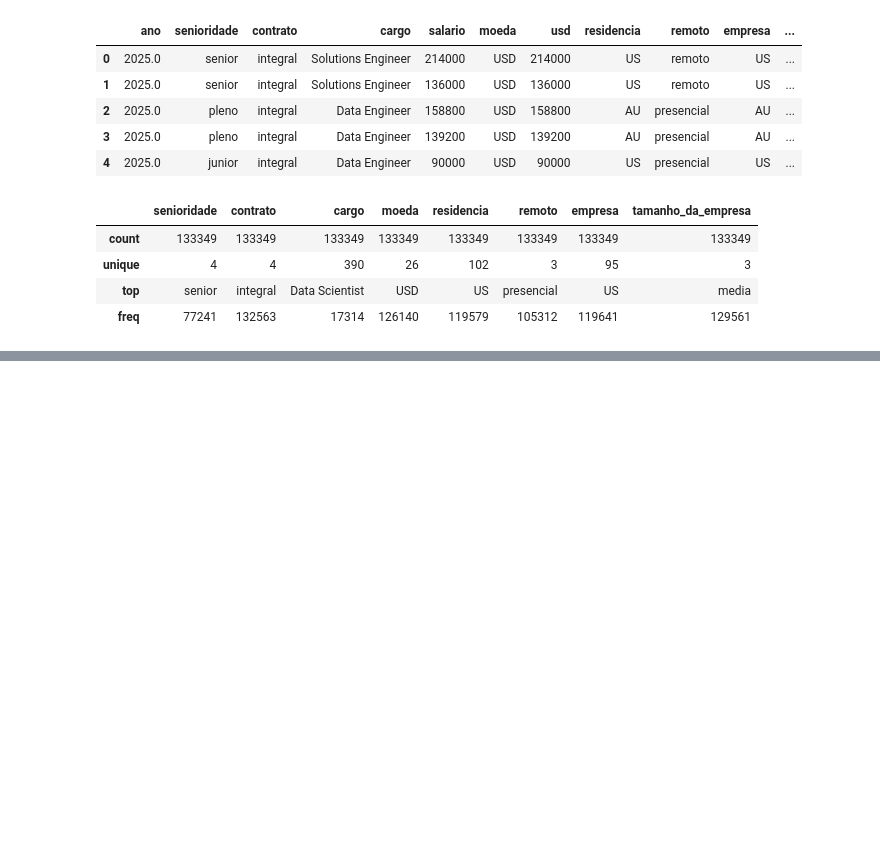
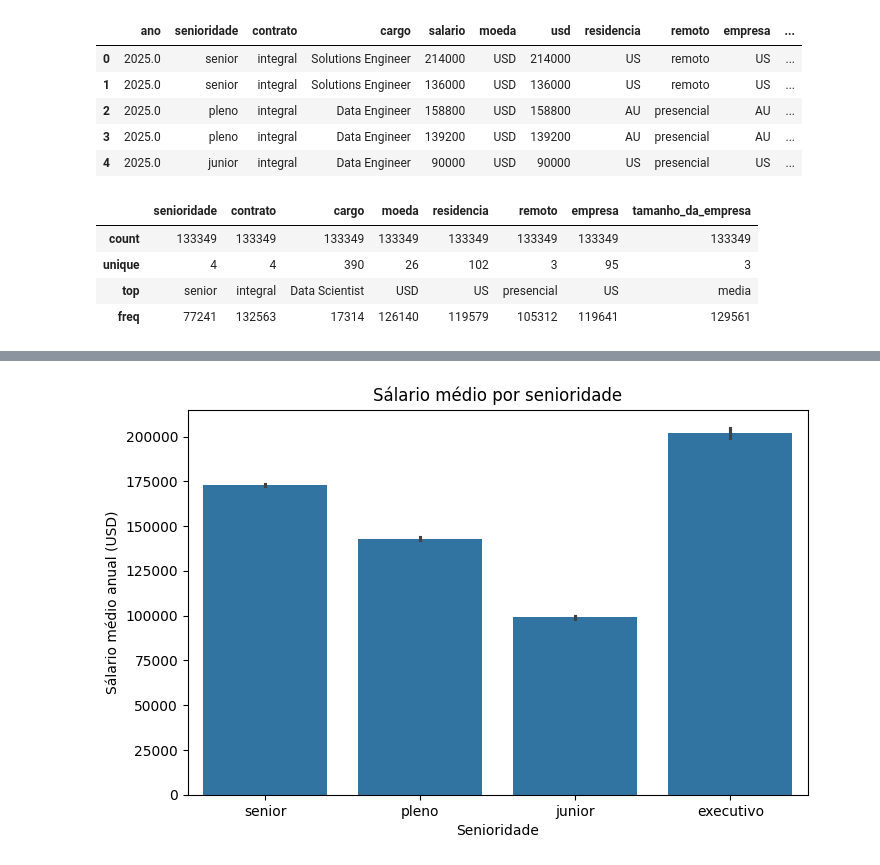
Before and after one commit to EdmilsonA/EdmilsonA, a Jupyter notebook: DadosPython.ipynb, the cells around one changed output, grey strips where cells are left out. Drawn from its saved outputs; the diff is of its cells as text; code cells hidden in the pictures; blank space fills up the shorter version.

```diff
--- a/DadosPython.ipynb
+++ b/DadosPython.ipynb
@@ -207,0 +415,10 @@ df.describe(include='object')
+# %%
+#utilizando matplotlib, junto com seaborn e pandas para melhorar visualização dos dados
+plt.figure(figsize=(8,5))
+sns.barplot(data=df_limpo, x='senioridade', y='usd')
+plt.title('Sálario médio por senioridade')
+plt.xlabel('Senioridade')
+plt.ylabel('Sálario médio anual (USD)')
+plt.show()
+# %% [output]
+[figure, added]
```
Also changed, not shown: parts of 36 cells of this notebook.
